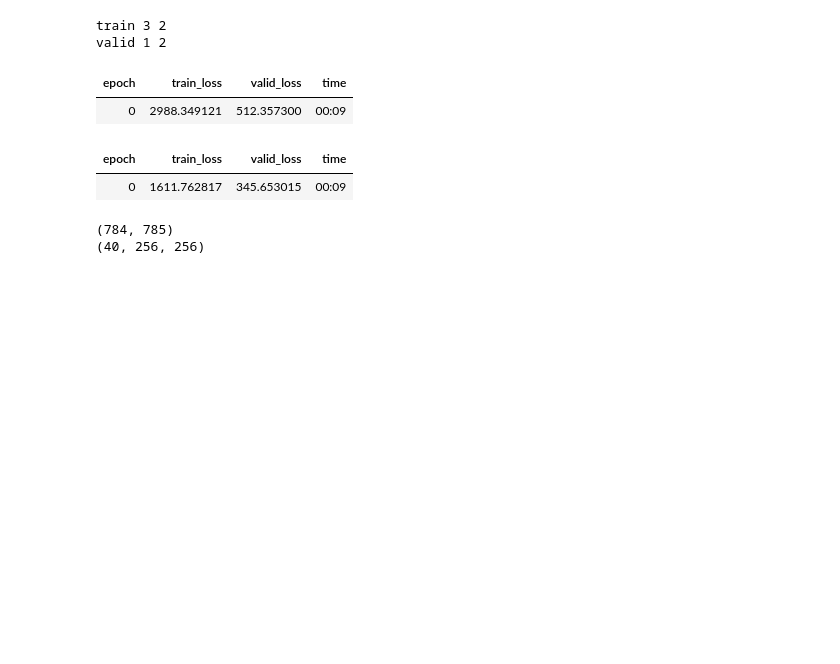
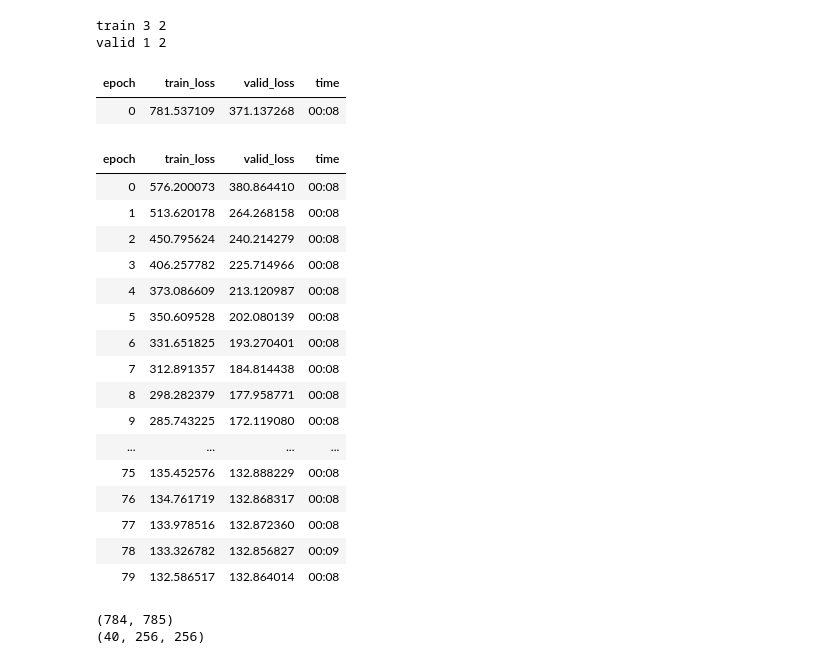
Before and after one commit to GollyTicker/Food-Recognition-Challenge, a Jupyter notebook: Starter_Kit.ipynb, the cells around one changed output. Cells and saved outputs as stored; diff of their text form; code cells hidden in the pictures; blank space fills up the shorter version.

```diff
--- a/Starter_Kit.ipynb
+++ b/Starter_Kit.ipynb
@@ -609,14 +609,13 @@ def resize_mseg(mseg):
 fnames = get_image_files(Paths.CURR_IMAGES_DIR)
 
 # NOTE. Batc size is small due to small initial training dataset
-if False:
-  dls = MultiLabelSegmentationDataLoaders.from_label_func(
-    Paths.CURR_DATA_DIR, bs=2, fnames = fnames,
-    label_func = lambda o: resize_mseg(load_multi_segmentation(Paths.CURR_MULTI_SEG_DIR/f"{int(o.stem)}.npz")),
-    codes = category_ids,
-    item_tfms=Resize(*resize_args), # todo. actual resizing needs to happen here
-    seed = SEED
-  )
+dls = MultiLabelSegmentationDataLoaders.from_label_func(
+  Paths.CURR_DATA_DIR, bs=2, fnames = fnames,
+  label_func = lambda o: resize_mseg(load_multi_segmentation(Paths.CURR_MULTI_SEG_DIR/f"{int(o.stem)}.npz")),
+  codes = category_ids,
+  item_tfms=Resize(*resize_args), # todo. actual resizing needs to happen here
+  seed = SEED
+)
 # %%
 mseg = load_multi_segmentation(Paths.CURR_MULTI_SEG_DIR/"22949.npz")
 
@@ -645,51 +644,64 @@ def resize_image_to_shape(image, shape):
 
 # blk = ImageBlock(PILImage)
 # %%
-
-
 # learn = unet_learner(dls, resnet34) #cnn_learner
 learn = unet_learner(
   dls, resnet18,
   n_out = N_CLASSES,
-  loss_func = lambda x, y: torch.sum(torch.linalg.vector_norm(x - y, dim=(1,2,3))) # norm over segmentation. but sum over batch
+  loss_func = lambda x, y: torch.mean(torch.linalg.vector_norm(x - y, dim=(1,2,3))) # norm over segmentation. but sum over batch
   # todo. use proper loss here
-  # lambda x, y: torch.sum torch.linalg.norm(x - y])
+  # lambda x, y: torch.mean torch.linalg.norm(x - y])
   # cnn: loss_func = lambda x, y: torch.linalg.norm(x - y[:,:,y.shape[2]//2,y.shape[3]//2]) # y.shape = (bs, N_CLASSES, IMG_SIZE, IMG_SIZE)
 )
 
 # print(learn.model,learn.summary())
 
 # todo. transform segmentation and data to be resized to a specific size -> data blocks
 # todo. how might we make this a fully convolutional pipeline?
 
 # learn.show_training_loop()
 
-learn.fine_tune(1)
+learn.fine_tune(80)
 # learn.fit_one_cycle(5)
 
 # learn.show_results()
 # todo. cannot show tensor multi-segmentation mask. need to define custom class for that
 
 if False:
   unet_learner(
     dls, models.alexnet,
     normalize=True, n_out=len(category_ids),
     pretrained=True, config=None,
     loss_func=None, opt_func=Adam,
     lr=0.001, metrics=None,
     model_dir='models', train_bn=True,
     blur=False, blur_final=True,
     self_attention=False, y_range=None, last_cross=True,
     bottle=False, norm_type=None
   )
 
 
 #learn.fine_tune(16)
 # %% [output]
 | epoch | train_loss | valid_loss | time |
-| 0 | 2988.349121 | 512.357300 | 00:09 |
+| 0 | 781.537109 | 371.137268 | 00:08 |
 | epoch | train_loss | valid_loss | time |
-| 0 | 1611.762817 | 345.653015 | 00:09 |
+| 0 | 576.200073 | 380.864410 | 00:08 |
+| 1 | 513.620178 | 264.268158 | 00:08 |
+| 2 | 450.795624 | 240.214279 | 00:08 |
+| 3 | 406.257782 | 225.714966 | 00:08 |
+| 4 | 373.086609 | 213.120987 | 00:08 |
+| 5 | 350.609528 | 202.080139 | 00:08 |
+| 6 | 331.651825 | 193.270401 | 00:08 |
+| 7 | 312.891357 | 184.814438 | 00:08 |
+| 8 | 298.282379 | 177.958771 | 00:08 |
+| 9 | 285.743225 | 172.119080 | 00:08 |
+| ... | ... | ... | ... |
+| 75 | 135.452576 | 132.888229 | 00:08 |
+| 76 | 134.761719 | 132.868317 | 00:08 |
+| 77 | 133.978516 | 132.872360 | 00:08 |
+| 78 | 133.326782 | 132.856827 | 00:09 |
+| 79 | 132.586517 | 132.864014 | 00:08 |
 # %%
 result, what = list(dls.train)[0][0]
 
```
Also changed, not shown: parts of 4 cells of this notebook.
